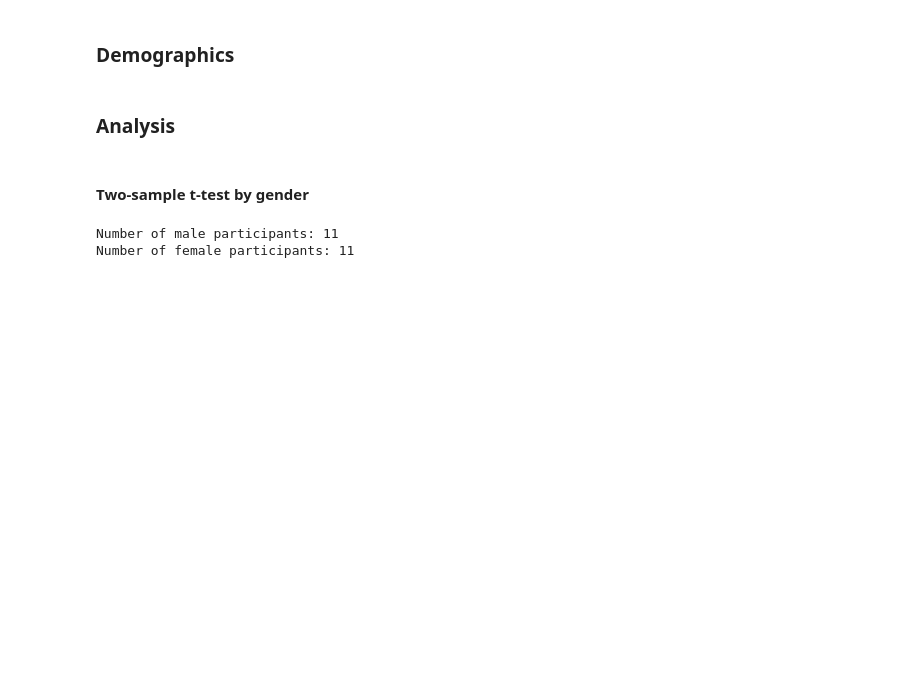
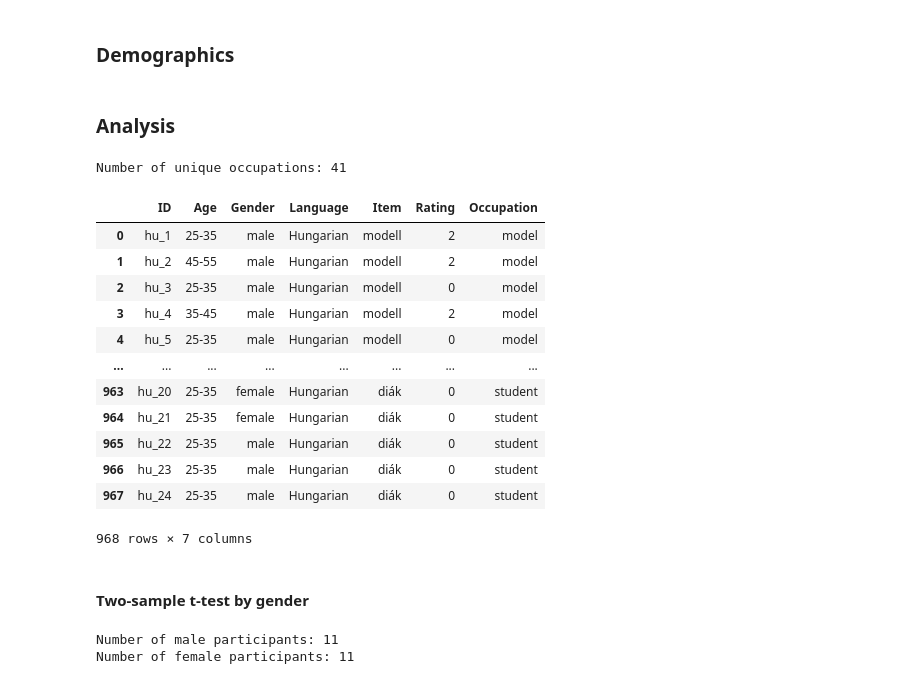
Before and after one commit to partigabor/occupational-gender-bias, a Jupyter notebook: main.ipynb, the cells around one changed output. Drawn from its saved outputs; the diff is of its cells as text; code cells hidden in the pictures; blank space fills up the shorter version.

```diff
--- a/main.ipynb
+++ b/main.ipynb
@@ -257,6 +283,54 @@ fig.write_html('demographics_hu.html')
 fig.write_image('demographics_hu.png', scale=3, width=1000, height=400)
 # %% [markdown]
 ### Analysis
+# %%
+# Prepare df_hu for clmm
+df_hu_clmm = df_hu.copy()
+
+# Drop columns Start time and Completion time and Email and Name and Participant ID
+df_hu_clmm = df_hu_clmm.drop(columns=['Start time', 'Completion time', 'Email', 'Name', 'Participant ID'])
+
+# Add a prefix to ID values to distinguish Hungarian participants
+df_hu_clmm['ID'] = 'hu_' + df_hu_clmm['ID'].astype(str)
+
+# Add a language column with value 'Hungarian'
+df_hu_clmm['Language'] = 'Hungarian'
+
+# Transform from wide to long format, with the items as index
+df_hu_clmm = df_hu_clmm.melt(id_vars=['ID', 'Age', 'Gender', 'Language'], var_name='Item', value_name='Rating')
+
+# Add a new column that has the english translations ('en' column) by merging the dataframe with the 'occupations_for_clmm' dataframe's 'hu' column with the df_hu_clmm's 'Item' column and name it 'Occupation'
+df_hu_clmm = df_hu_clmm.merge(occupations_for_clmm[['hu', 'en']], left_on='Item', right_on='hu', how='left')
+
+# Rename 'hu' column to 'Occupation'
+df_hu_clmm.rename(columns={'en': 'Occupation'}, inplace=True)
+
+# Remove rows where 'Occupation' is 'nurse (sister)'
+# df_hu_clmm = df_hu_clmm[df_hu_clmm['Occupation'] != 'nurse (sister)']
+
+# Drop the 'hu' column
+df_hu_clmm = df_hu_clmm.drop(columns=['hu'])
+
+# Print number of unique items in df_hu_clmm
+print("Number of unique occupations:", num_unique_items := df_hu_clmm['Occupation'].nunique())
+
+# Show
+df_hu_clmm
+# %% [output]
+Number of unique occupations: 41
+|  | ID | Age | Gender | Language | Item | Rating | Occupation |
+| 0 | hu_1 | 25-35 | male | Hungarian | modell | 2 | model |
+| 1 | hu_2 | 45-55 | male | Hungarian | modell | 2 | model |
+| 2 | hu_3 | 25-35 | male | Hungarian | modell | 0 | model |
+| 3 | hu_4 | 35-45 | male | Hungarian | modell | 2 | model |
+| 4 | hu_5 | 25-35 | male | Hungarian | modell | 0 | model |
+| ... | ... | ... | ... | ... | ... | ... | ... |
+| 963 | hu_20 | 25-35 | female | Hungarian | diák | 0 | student |
+| 964 | hu_21 | 25-35 | female | Hungarian | diák | 0 | student |
+| 965 | hu_22 | 25-35 | male | Hungarian | diák | 0 | student |
+| 966 | hu_23 | 25-35 | male | Hungarian | diák | 0 | student |
+| 967 | hu_24 | 25-35 | male | Hungarian | diák | 0 | student |
+968 rows × 7 columns
 # %% [markdown]
 #### Two-sample t-test by gender
 # %%
```
Also changed, not shown: parts of 20 cells of this notebook, 27 other files.
